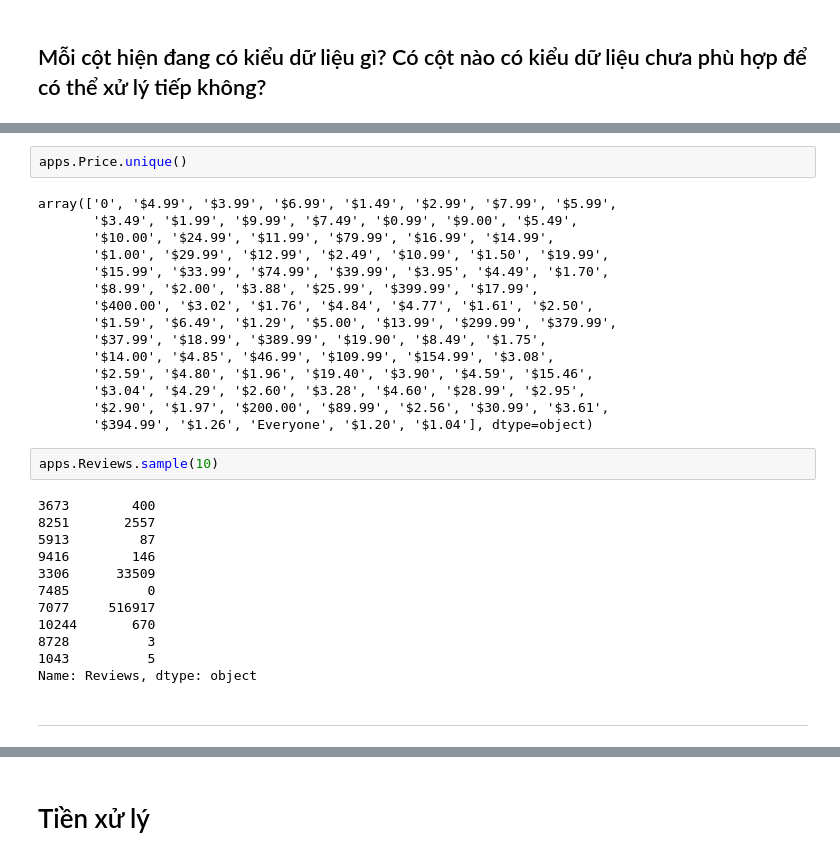
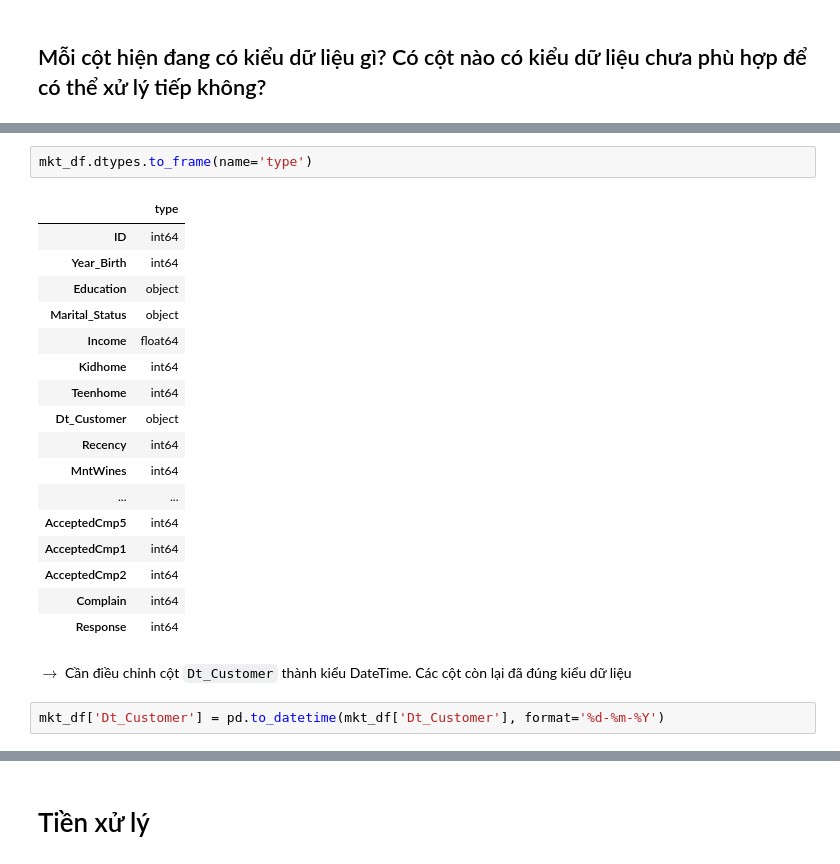
Before and after one commit to ngminhluong/CDS-EndTerm, a Jupyter notebook: Source/Main.ipynb, the cells around one changed output, grey strips where cells are left out. Saved outputs shown, nothing was run; the diff lists cells and outputs as text.

```diff
--- a/Source/Main.ipynb
+++ b/Source/Main.ipynb
@@ -219,33 +124,24 @@ Name: Installs, Length: 10358, dtype: object
-# %%
-apps.Price.unique()
-# %% [output]
-array(['0', '$4.99', '$3.99', '$6.99', '$1.49', '$2.99', '$7.99', '$5.99',
-       '$3.49', '$1.99', '$9.99', '$7.49', '$0.99', '$9.00', '$5.49',
-       '$10.00', '$24.99', '$11.99', '$79.99', '$16.99', '$14.99',
-       '$1.00', '$29.99', '$12.99', '$2.49', '$10.99', '$1.50', '$19.99',
-       '$15.99', '$33.99', '$74.99', '$39.99', '$3.95', '$4.49', '$1.70',
-       '$8.99', '$2.00', '$3.88', '$25.99', '$399.99', '$17.99',
-       '$400.00', '$3.02', '$1.76', '$4.84', '$4.77', '$1.61', '$2.50',
-       '$1.59', '$6.49', '$1.29', '$5.00', '$13.99', '$299.99', '$379.99',
-       '$37.99', '$18.99', '$389.99', '$19.90', '$8.49', '$1.75',
-       '$14.00', '$4.85', '$46.99', '$109.99', '$154.99', '$3.08',
-       '$2.59', '$4.80', '$1.96', '$19.40', '$3.90', '$4.59', '$15.46',
-       '$3.04', '$4.29', '$2.60', '$3.28', '$4.60', '$28.99', '$2.95',
-       '$2.90', '$1.97', '$200.00', '$89.99', '$2.56', '$30.99', '$3.61',
-       '$394.99', '$1.26', 'Everyone', '$1.20', '$1.04'], dtype=object)
-# %%
-apps.Reviews.sample(10)
-# %% [output]
-3673        400
-8251       2557
-5913         87
-9416        146
-3306      33509
-7485          0
-7077     516917
-10244       670
-8728          3
-1043          5
-Name: Reviews, dtype: object
-# %% [markdown]
----
+# %%
+mkt_df.dtypes.to_frame(name='type')
+# %% [output]
+|  | type |
+| ID | int64 |
+| Year_Birth | int64 |
+| Education | object |
+| Marital_Status | object |
+| Income | float64 |
+| Kidhome | int64 |
+| Teenhome | int64 |
+| Dt_Customer | object |
+| Recency | int64 |
+| MntWines | int64 |
+| ... | ... |
+| AcceptedCmp5 | int64 |
+| AcceptedCmp1 | int64 |
+| AcceptedCmp2 | int64 |
+| Complain | int64 |
+| Response | int64 |
+# %% [markdown]
+$\to$ Cần điều chỉnh cột `Dt_Customer` thành kiểu DateTime. Các cột còn lại đã đúng kiểu dữ liệu
+# %%
+mkt_df['Dt_Customer'] = pd.to_datetime(mkt_df['Dt_Customer'], format='%d-%m-%Y')
```
Also changed, not shown: parts of 74 cells of this notebook.
